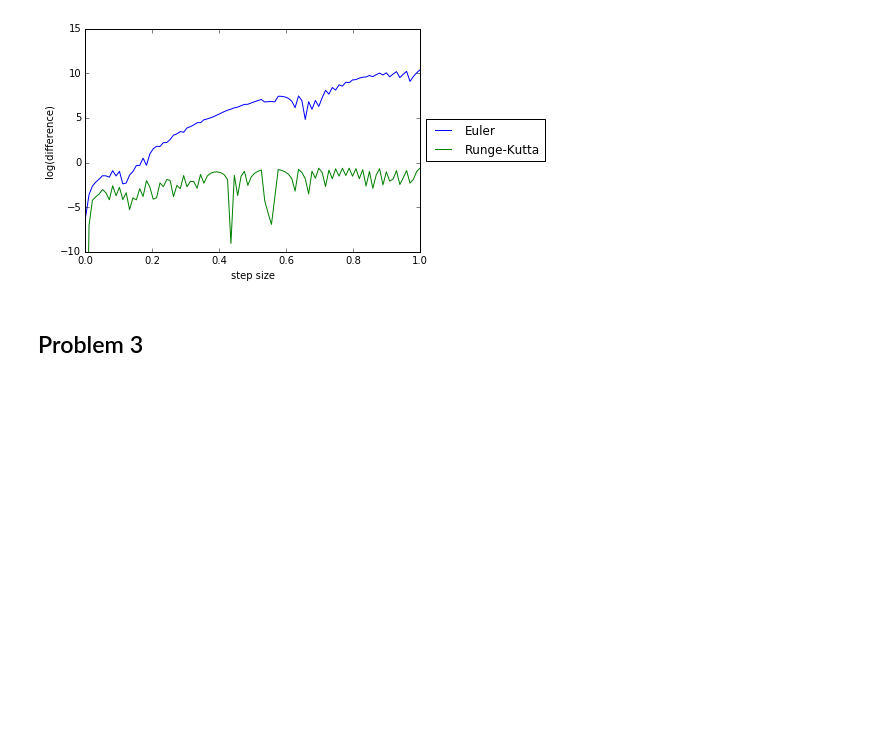
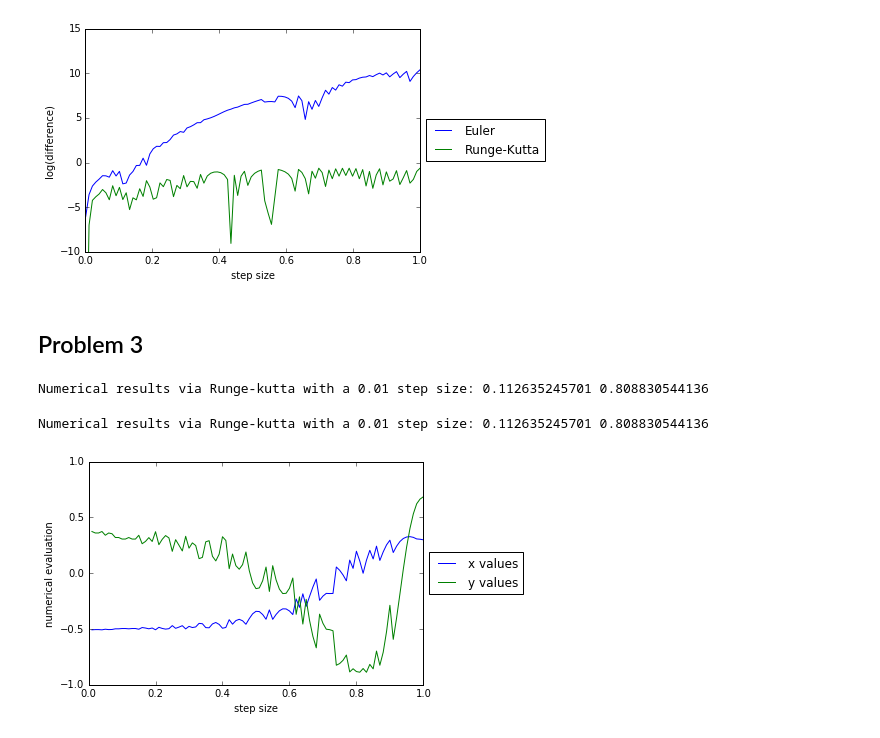
Before and after one commit to spencer501/ASTR427, a Jupyter notebook: HW2/Homework 2.ipynb, the cells around one changed output. Saved outputs shown, nothing was run; the diff lists cells and outputs as text; code cells hidden in the pictures; blank space fills up the shorter version.

```diff
--- a/HW2/Homework 2.ipynb
+++ b/HW2/Homework 2.ipynb
@@ -180,3 +180,54 @@ plt.show()
 [figure]
 # %% [markdown]
 ## Problem 3
+# %%
+def deriv2(y):
+    result = [y[2], y[3], -y[0]/(1 + y[0]**2 + y[1]**2)**(3/2), -y[1]/(1 + y[0]**2 + y[1]**2)**(3/2)]
+    return np.array(result)
+
+initial_state2 = [1, 0, 0, .3]
+t2 = [0, 100]
+step2 = .01
+# %% [output]
+Numerical results via Runge-kutta with a 0.01 step size: 0.112635245701 0.808830544136
+# %%
+#3a
+
+# reset state to initial state
+state = initial_state2
+
+# point to evaluate the state at
+index = t2[0]
+
+# find the numerical integration value over the integration range `t2` via Runge-Kutta
+while index <= t2[1]:
+
+    new_state = runge_kutta(deriv2, state, step2)
+    state = new_state
+    index += step
+
+print "Numerical results via Runge-kutta with a", step2, "step size:", state[0], state[1]
+# %% [output]
+Numerical results via Runge-kutta with a 0.01 step size: 0.112635245701 0.808830544136
+# %%
+#3a
+
+h2 = np.linspace(.01, 1, 100)
+
+x_result = []
+y_result = []
+for j in h2:
+    x_result.append(test_step(runge_kutta, deriv2, initial_state2, t2, j)[0])
+    y_result.append(test_step(runge_kutta, deriv2, initial_state2, t2, j)[1])
+
+plt.xlim(0, 1)
+plt.ylim(-1, 1)
+plt.plot(h2, x_result, label='x values')
+plt.plot(h2, y_result, label='y values')
+
+plt.xlabel('step size')
+plt.ylabel('numerical evaluation')
+plt.legend(loc='center left', bbox_to_anchor=(1, 0.5))
+plt.show()
+# %% [output]
+[figure, added]
```
Also changed, not shown: parts of 5 cells of this notebook.
